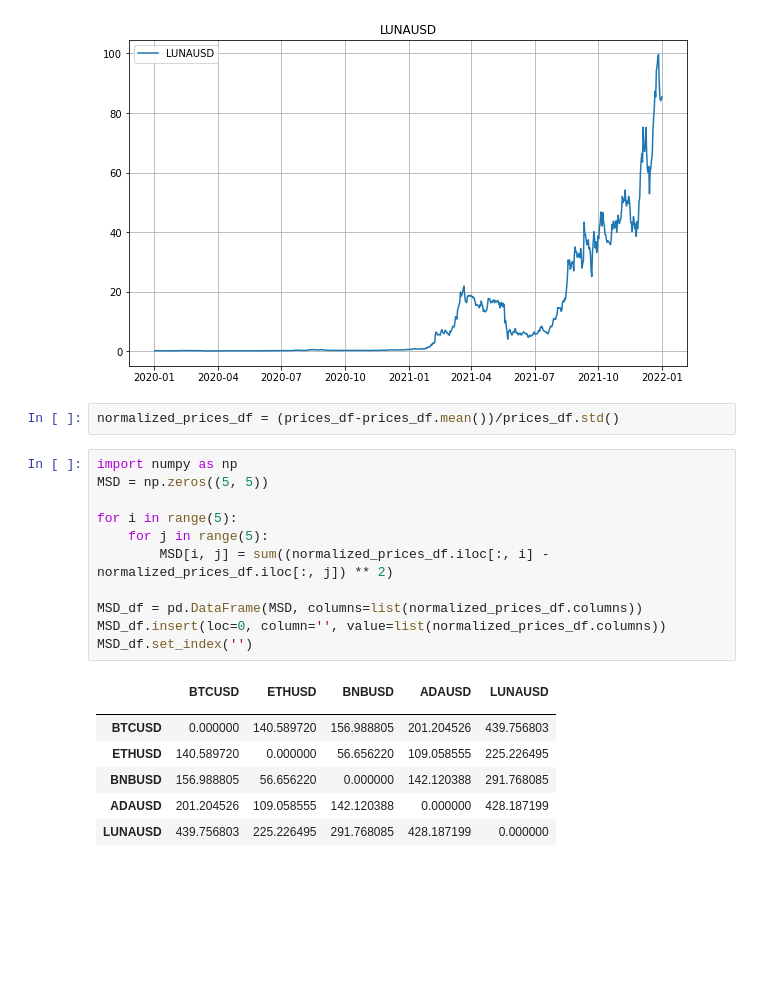
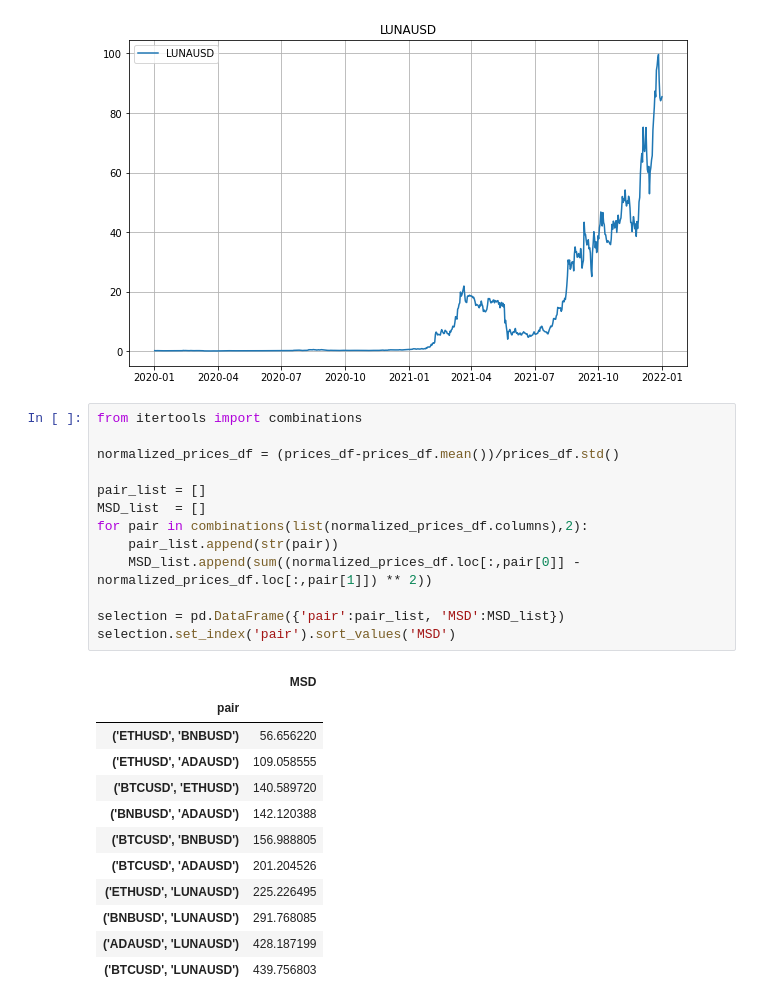
Before and after one commit to TzuH-Hsu/Crypto_PairsTrading, a Jupyter notebook: result.ipynb, the cells around one changed output. Drawn from its saved outputs; the diff is of its cells as text; blank space fills up the shorter version.

```diff
--- a/result.ipynb
+++ b/result.ipynb
@@ -32,24 +32,29 @@ for crypto in prices_df.columns:
 [figure]
 [figure]
 [figure]
-# %%
-normalized_prices_df = (prices_df-prices_df.mean())/prices_df.std()
-# %%
-import numpy as np
-MSD = np.zeros((5, 5))
-
-for i in range(5):
-    for j in range(5):
-        MSD[i, j] = sum((normalized_prices_df.iloc[:, i] - normalized_prices_df.iloc[:, j]) ** 2)
-
-MSD_df = pd.DataFrame(MSD, columns=list(normalized_prices_df.columns))
-MSD_df.insert(loc=0, column='', value=list(normalized_prices_df.columns))
-MSD_df.set_index('')
-# %% [output]
-|  | BTCUSD | ETHUSD | BNBUSD | ADAUSD | LUNAUSD |
-|  |  |  |  |  |  |
-| BTCUSD | 0.000000 | 140.589720 | 156.988805 | 201.204526 | 439.756803 |
-| ETHUSD | 140.589720 | 0.000000 | 56.656220 | 109.058555 | 225.226495 |
-| BNBUSD | 156.988805 | 56.656220 | 0.000000 | 142.120388 | 291.768085 |
-| ADAUSD | 201.204526 | 109.058555 | 142.120388 | 0.000000 | 428.187199 |
-| LUNAUSD | 439.756803 | 225.226495 | 291.768085 | 428.187199 | 0.000000 |
+# %%
+from itertools import combinations
+
+normalized_prices_df = (prices_df-prices_df.mean())/prices_df.std()
+
+pair_list = []
+MSD_list  = []
+for pair in combinations(list(normalized_prices_df.columns),2):
+    pair_list.append(str(pair))
+    MSD_list.append(sum((normalized_prices_df.loc[:,pair[0]] - normalized_prices_df.loc[:,pair[1]]) ** 2))
+
+selection = pd.DataFrame({'pair':pair_list, 'MSD':MSD_list})
+selection.set_index('pair').sort_values('MSD')
+# %% [output]
+|  | MSD |
+| pair |  |
+| ('ETHUSD', 'BNBUSD') | 56.656220 |
+| ('ETHUSD', 'ADAUSD') | 109.058555 |
+| ('BTCUSD', 'ETHUSD') | 140.589720 |
+| ('BNBUSD', 'ADAUSD') | 142.120388 |
+| ('BTCUSD', 'BNBUSD') | 156.988805 |
+| ('BTCUSD', 'ADAUSD') | 201.204526 |
+| ('ETHUSD', 'LUNAUSD') | 225.226495 |
+| ('BNBUSD', 'LUNAUSD') | 291.768085 |
+| ('ADAUSD', 'LUNAUSD') | 428.187199 |
+| ('BTCUSD', 'LUNAUSD') | 439.756803 |
```
